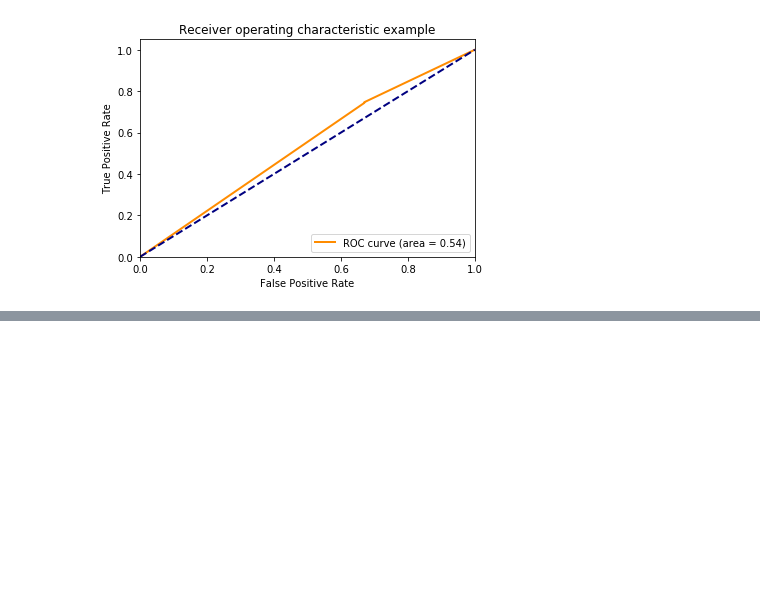
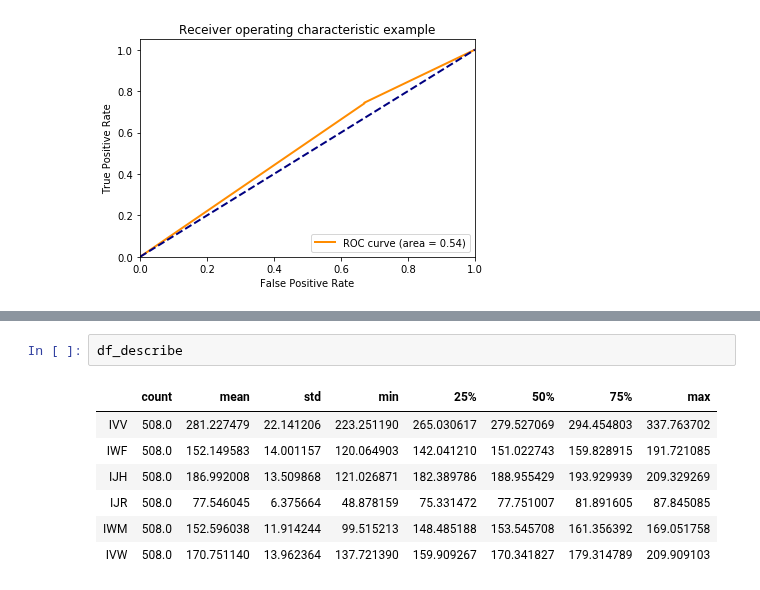
Before and after one commit to poclecoqq/Trending-stocks, a Jupyter notebook: tp2/TP2.ipynb, the cells around one changed output, grey strips where cells are left out. Drawn from its saved outputs; the diff is of its cells as text; blank space fills up the shorter version.

```diff
--- a/tp2/TP2.ipynb
+++ b/tp2/TP2.ipynb
@@ -376,0 +440,10 @@ plt.show()
+# %%
+df_describe
+# %% [output]
+|  | count | mean | std | min | 25% | 50% | 75% | max |
+| IVV | 508.0 | 281.227479 | 22.141206 | 223.251190 | 265.030617 | 279.527069 | 294.454803 | 337.763702 |
+| IWF | 508.0 | 152.149583 | 14.001157 | 120.064903 | 142.041210 | 151.022743 | 159.828915 | 191.721085 |
+| IJH | 508.0 | 186.992008 | 13.509868 | 121.026871 | 182.389786 | 188.955429 | 193.929939 | 209.329269 |
+| IJR | 508.0 | 77.546045 | 6.375664 | 48.878159 | 75.331472 | 77.751007 | 81.891605 | 87.845085 |
+| IWM | 508.0 | 152.596038 | 11.914244 | 99.515213 | 148.485188 | 153.545708 | 161.356392 | 169.051758 |
+| IVW | 508.0 | 170.751140 | 13.962364 | 137.721390 | 159.909267 | 170.341827 | 179.314789 | 209.909103 |
```
Also changed, not shown: parts of 27 cells of this notebook, 3 other files.
